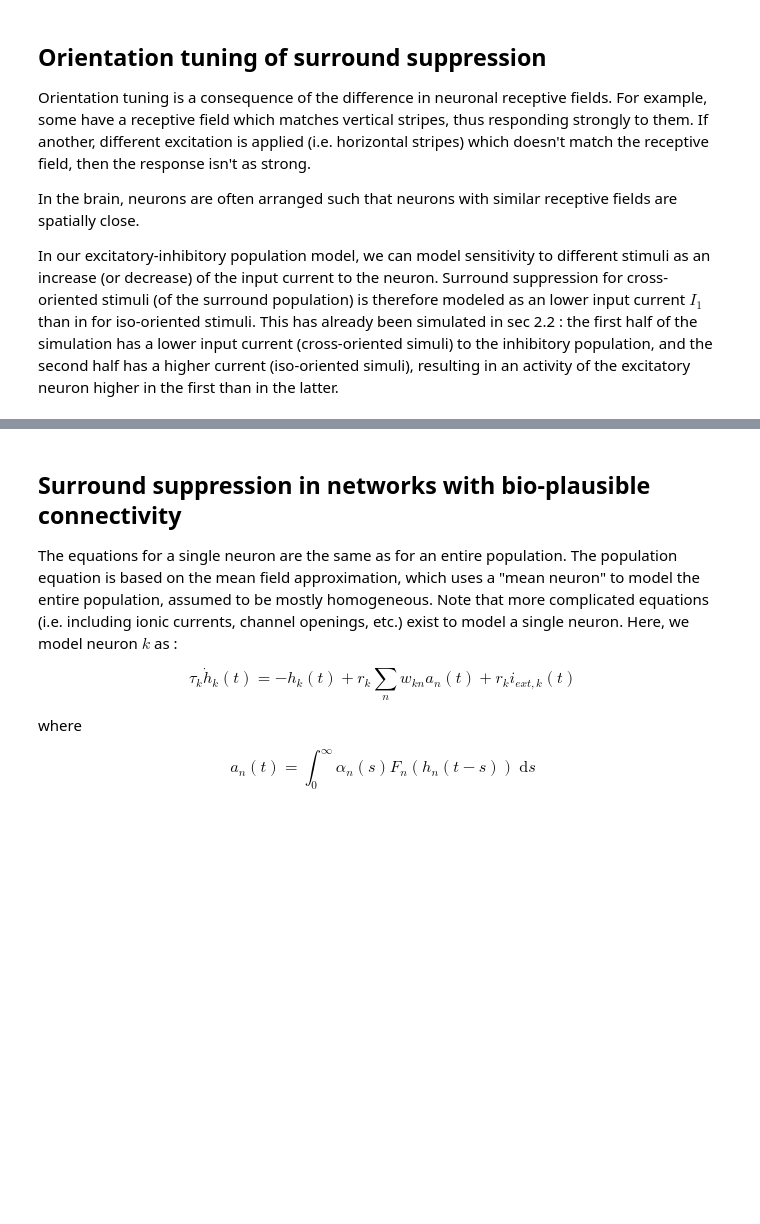
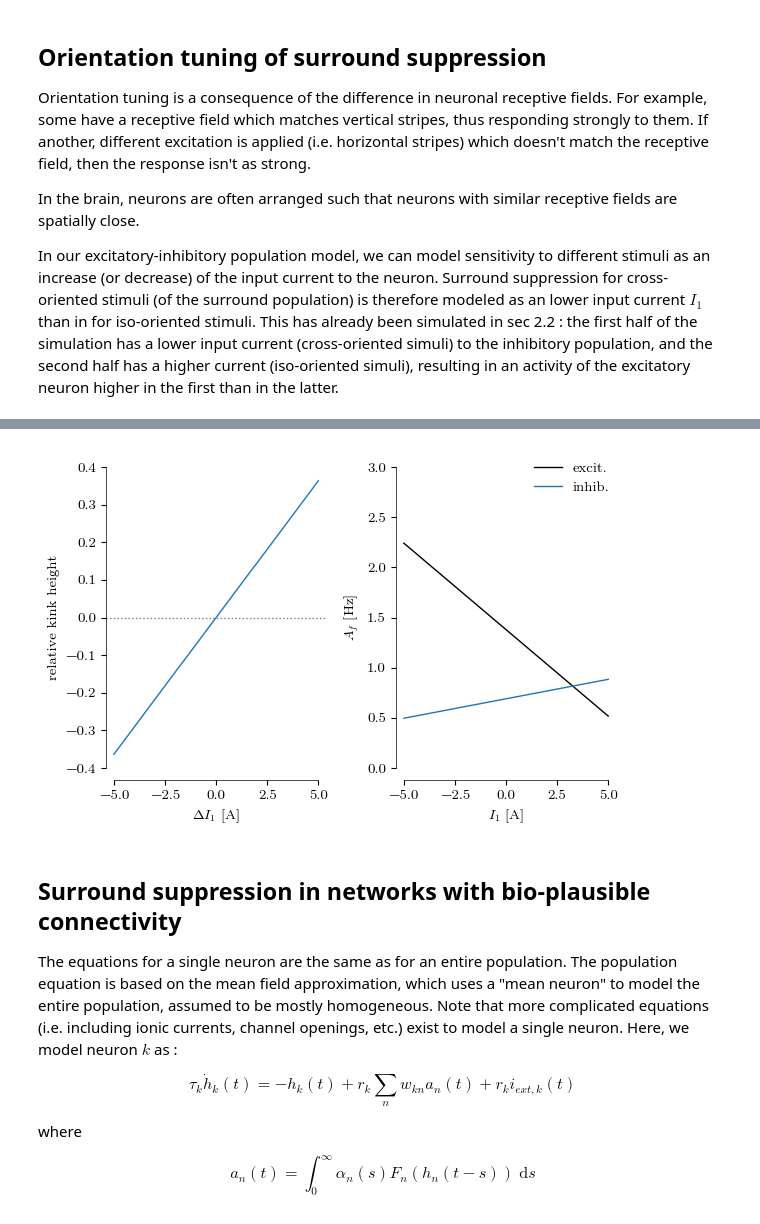
Before and after one commit to ninivert/BIO465-cortical-surround-suppression, a Jupyter notebook: src/notebook.ipynb, the cells around one changed output, grey strips where cells are left out. Saved outputs shown, nothing was run; the diff lists cells and outputs as text; code cells hidden in the pictures; blank space fills up the shorter version.

```diff
--- a/src/notebook.ipynb
+++ b/src/notebook.ipynb
@@ -795,3 +843,27 @@ TODO :
+# %%
+fig, ax = plt.subplots(dpi=100, ncols=2)
+ax[0].set_xlabel('$\\Delta I_1$ [A]')
+ax[0].set_ylabel('relative kink height')
+ax[0].plot(I1s, kinks, color='tab:blue')
+data_lim(ax[0], 'x')
+ax[0].set_ylim((-0.4, 0.4))
+ax[0].axhline(0, linestyle='dotted', color='tab:gray')
+breathe(ax[0])
+
+ax[1].set_xlabel('$I_1$ [A]')
+ax[1].set_ylabel('$A_f$ [Hz]')
+ax[1].plot(I1s, dhfs_excit[:, 0], label='excit.')
+ax[1].plot(I1s, dhfs_excit[:, 1], label='inhib.')
+ax[1].legend(borderpad=0)
+ax[1].set_ylim((0, 3))
+data_lim(ax[1], 'x')
+breathe(ax[1])
+plt.show()
+
+fig.set_size_inches((4, 2))
+fig.savefig('../report/figures/pop_surround_kink_Af.pdf')
+# %% [output]
+[figure, added]
 # %% [markdown]
 ## Surround suppression in networks with bio-plausible connectivity
 
```
Also changed, not shown: parts of 8 cells of this notebook, 8 other files.
